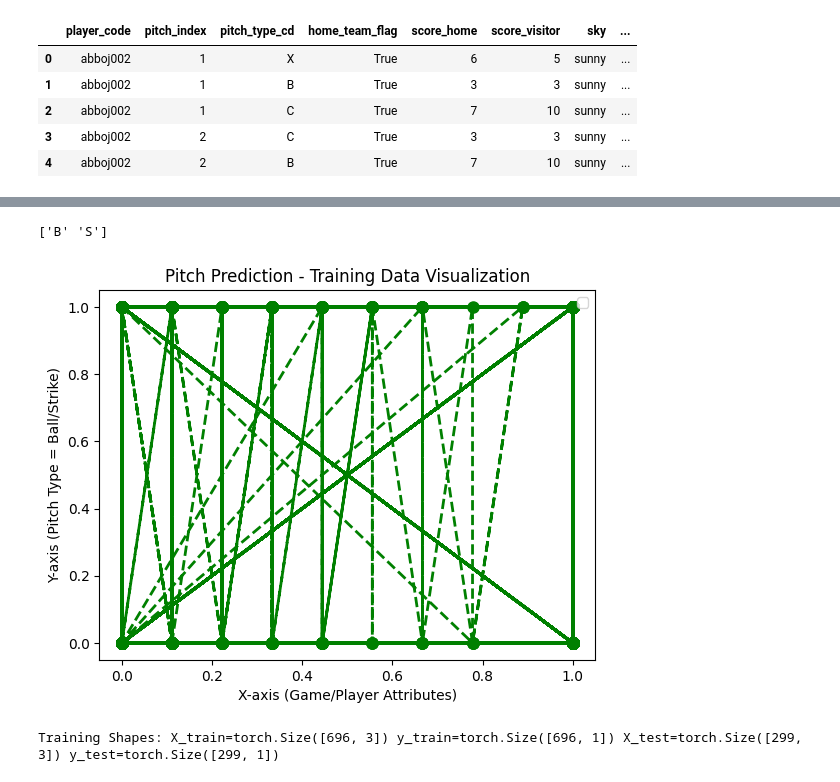
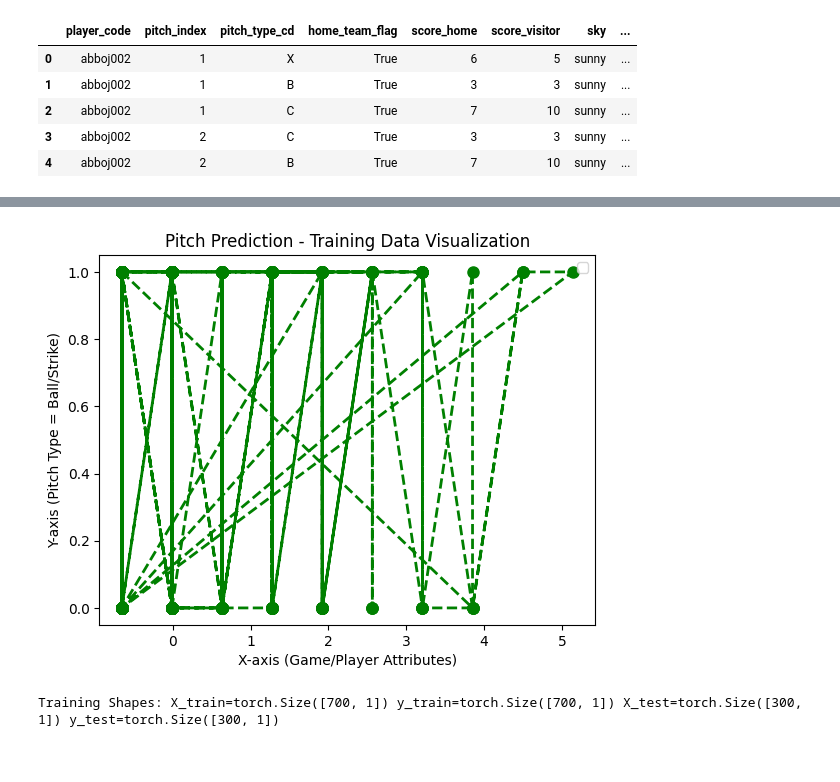
Before and after one commit to glroland/baseball, a Jupyter notebook: src/predict/predict_pitch_experiment.ipynb, the cells around one changed output, grey strips where cells are left out. Saved outputs shown, nothing was run; the diff lists cells and outputs as text; code cells hidden in the pictures.

```diff
--- a/src/predict/predict_pitch_experiment.ipynb
+++ b/src/predict/predict_pitch_experiment.ipynb
@@ -88,0 +112,7 @@ DF Shape: (1000, 4)
+# %%
+scaler = StandardScaler()
+scaler.fit(df.iloc[:,:1])
+df_scaled = df.drop('pitch_index', axis=1)
+df_scaled["pitch_index"] = scaler.transform(df.iloc[:,:1])
+
+df_scaled.info()
@@ -88,0 +129,8 @@ DF Shape: (1000, 4)
+# %%
+categorical_cols = ["ball_or_strike"]
+df_dummies = pd.get_dummies(df_scaled,
+                               columns=categorical_cols,
+                               prefix=categorical_cols)
+df_dummies = df_dummies.drop('ball_or_strike_B', axis=1)
+
+df_dummies.info()
@@ -89,8 +195,8 @@ DF Shape: (1000, 4)
 # %%
-num_features = df.shape[1] - 1
+num_features = df_dummies.shape[1] - 1
 print(f"Number of Features: {num_features}")
 
 # Extract data
-X = df.iloc[:, 0:num_features]
-y = df.iloc[:, num_features]
+X = df_dummies.iloc[:, 0:num_features]
+y = df_dummies.iloc[:, num_features:]
 # %% [output]
@@ -107,10 +213,12 @@ plt.show()
+# %%
+# Convert to 2D PyTorch tensors
+Xt = torch.tensor(X.values, dtype=torch.float32)
+yt = torch.tensor(y.values, dtype=torch.float32)
 # %%
-# Binary encoding of labels
-encoder = LabelEncoder()
-encoder.fit(y)
-y = encoder.transform(y)
-
-# Show metadata
-print(encoder.classes_)
+## Binary encoding of labels
+#encoder = LabelEncoder()
+#encoder.fit(y)
+#y = encoder.transform(y)
+#
+## Show metadata
+#print(encoder.classes_)
-# %% [output]
-['B' 'S']
@@ -121,10 +225,10 @@ y = torch.tensor(y, dtype=torch.float32).reshape(-1, 1)
 # %%
 plt.title("Pitch Prediction - Training Data Visualization")
-plt.plot(X, y, 'go--', linewidth=2, markersize=8)
+plt.plot(Xt, yt, 'go--', linewidth=2, markersize=8)
 plt.xlabel('X-axis (Game/Player Attributes)')
 plt.ylabel('Y-axis (Pitch Type = Ball/Strike)')
 plt.legend()
 plt.show()
 # %% [output]
-[figure, old version]
+[figure, new version]
 # %%
@@ -161,7 +251,7 @@ class Deep(nn.Module):
         x = self.sigmoid(self.output(x))
         return x
 # %%
-X_train, X_test, y_train, y_test = train_test_split(X, y, train_size=0.7, shuffle=True)
+X_train, X_test, y_train, y_test = train_test_split(Xt, yt, train_size=0.7, shuffle=True)
 print ("Training Shapes: X_train=" + str(X_train.shape) + " y_train=" + str(y_train.shape) + " X_test=" + str(X_test.shape) + " y_test=" + str(y_test.shape))
 # %% [output]
-Training Shapes: X_train=torch.Size([696, 3]) y_train=torch.Size([696, 1]) X_test=torch.Size([299, 3]) y_test=torch.Size([299, 1])
+Training Shapes: X_train=torch.Size([700, 1]) y_train=torch.Size([700, 1]) X_test=torch.Size([300, 1]) y_test=torch.Size([300, 1])
```
Also changed, not shown: parts of 22 cells of this notebook.
